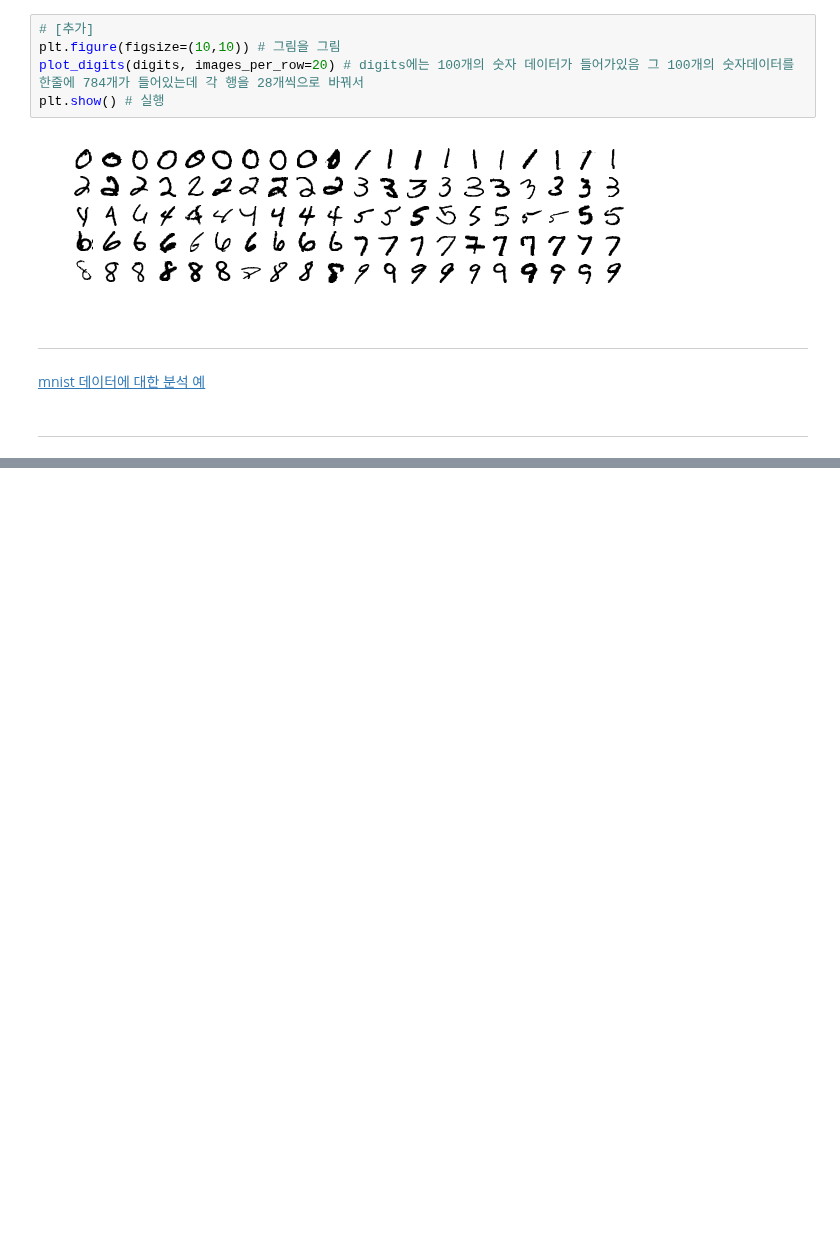
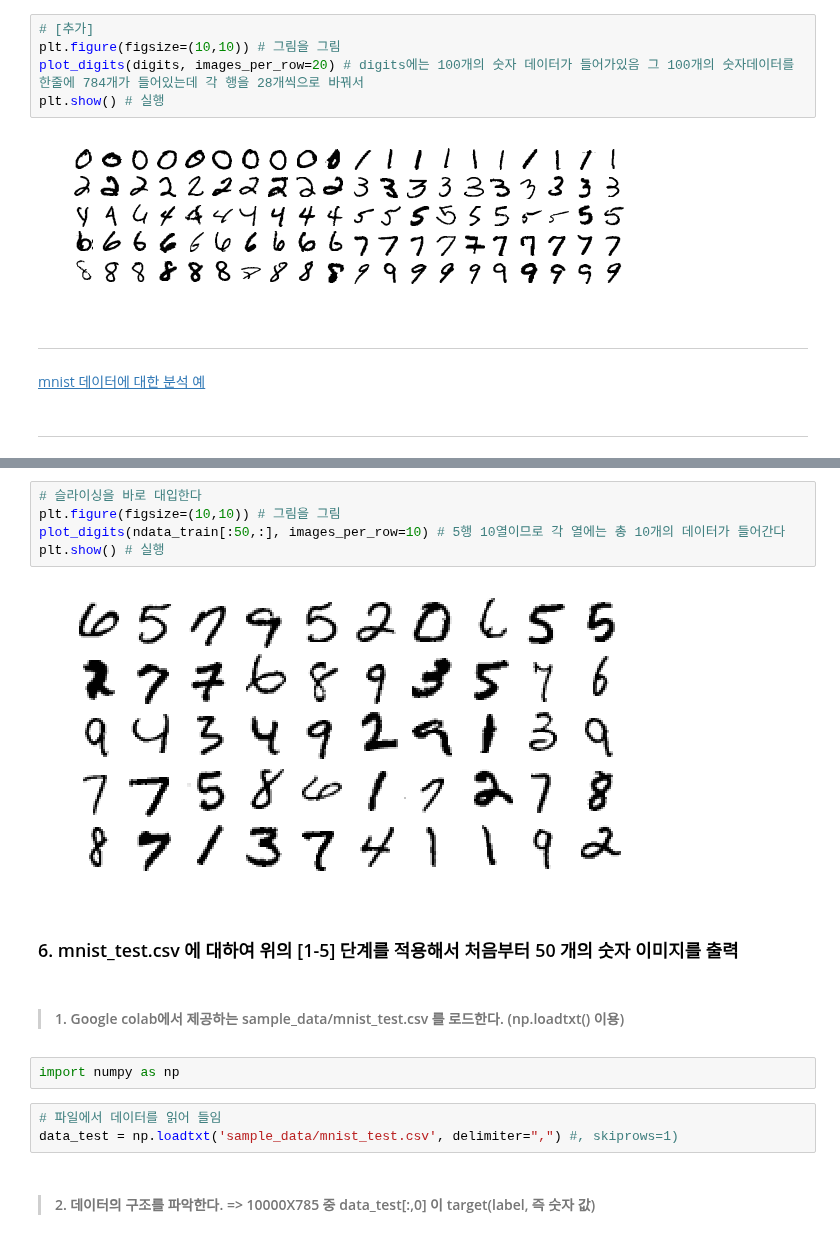
Before and after one commit to hellokena/py--02, a Jupyter notebook: Summary_mnist_data_py02.ipynb, the cells around one changed output, grey strips where cells are left out. Saved outputs shown, nothing was run; the diff lists cells and outputs as text; blank space fills up the shorter version.

```diff
--- a/Summary_mnist_data_py02.ipynb
+++ b/Summary_mnist_data_py02.ipynb
@@ -320,0 +505,18 @@ def plot_digits(instances, images_per_row=10, **options):
+# %%
+# 슬라이싱을 바로 대입한다
+plt.figure(figsize=(10,10)) # 그림을 그림
+plot_digits(ndata_train[:50,:], images_per_row=10) # 5행 10열이므로 각 열에는 총 10개의 데이터가 들어간다
+plt.show() # 실행
+# %% [output]
+[figure, added]
+# %% [markdown]
+### 6. mnist_test.csv 에 대하여 위의 [1-5] 단계를 적용해서 처음부터 50 개의 숫자 이미지를 출력
+# %% [markdown]
+>#### 1. Google colab에서 제공하는 sample_data/mnist_test.csv 를 로드한다. (np.loadtxt() 이용)
+# %%
+import numpy as np
+# %%
+# 파일에서 데이터를 읽어 들임
+data_test = np.loadtxt('sample_data/mnist_test.csv', delimiter=",") #, skiprows=1)
+# %% [markdown]
+>#### 2. 데이터의 구조를 파악한다. => 10000X785 중 data_test[:,0] 이 target(label, 즉 숫자 값)
```
Also changed, not shown: parts of 59 cells of this notebook.
